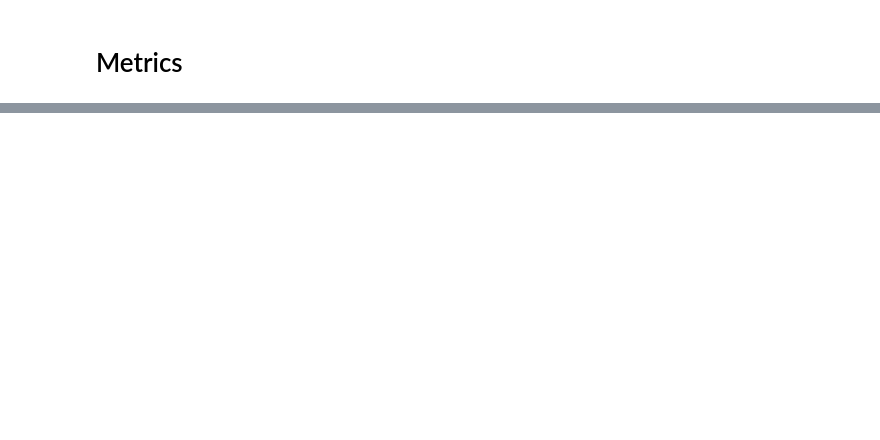
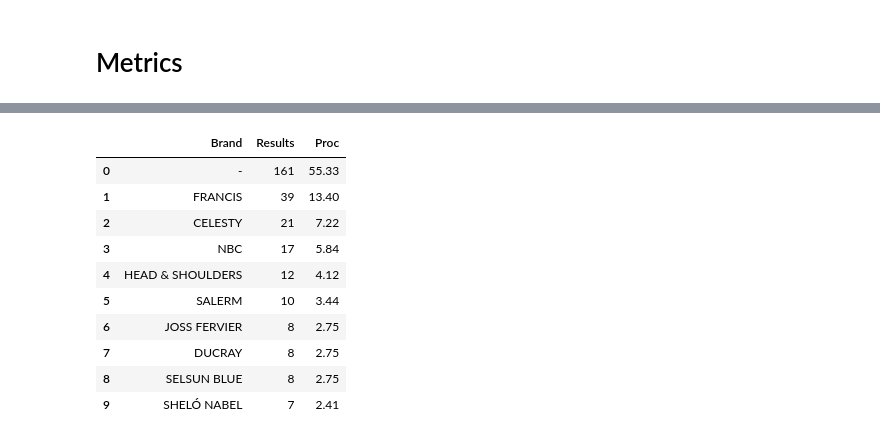
Before and after one commit to nicolasAT25/amazon_meli_scraping, a Jupyter notebook: meli_scraping.ipynb, the cells around one changed output, grey strips where cells are left out. Saved outputs shown, nothing was run; the diff lists cells and outputs as text; code cells hidden in the pictures; blank space fills up the shorter version.

```diff
--- a/meli_scraping.ipynb
+++ b/meli_scraping.ipynb
@@ -20,2 +22,0 @@ reload(utils_meli)
-# %%
-df = utils_meli.load_html_search_one_page()
@@ -48,0 +245,16 @@ display(df_25.head())
+# %%
+a = df_25_50.Brand.value_counts().to_frame().reset_index().rename(columns={'index':'Brand','Brand':'Results'}).head(10)
+a['Proc'] = round((a.Results / a.Results.sum())*100,2)
+a
+# %% [output]
+|  | Brand | Results | Proc |
+| 0 | - | 161 | 55.33 |
+| 1 | FRANCIS | 39 | 13.40 |
+| 2 | CELESTY | 21 | 7.22 |
+| 3 | NBC | 17 | 5.84 |
+| 4 | HEAD & SHOULDERS | 12 | 4.12 |
+| 5 | SALERM | 10 | 3.44 |
+| 6 | JOSS FERVIER | 8 | 2.75 |
+| 7 | DUCRAY | 8 | 2.75 |
+| 8 | SELSUN BLUE | 8 | 2.75 |
+| 9 | SHELÓ NABEL | 7 | 2.41 |
```
Also changed, not shown: parts of 34 cells of this notebook, 3 other files.
